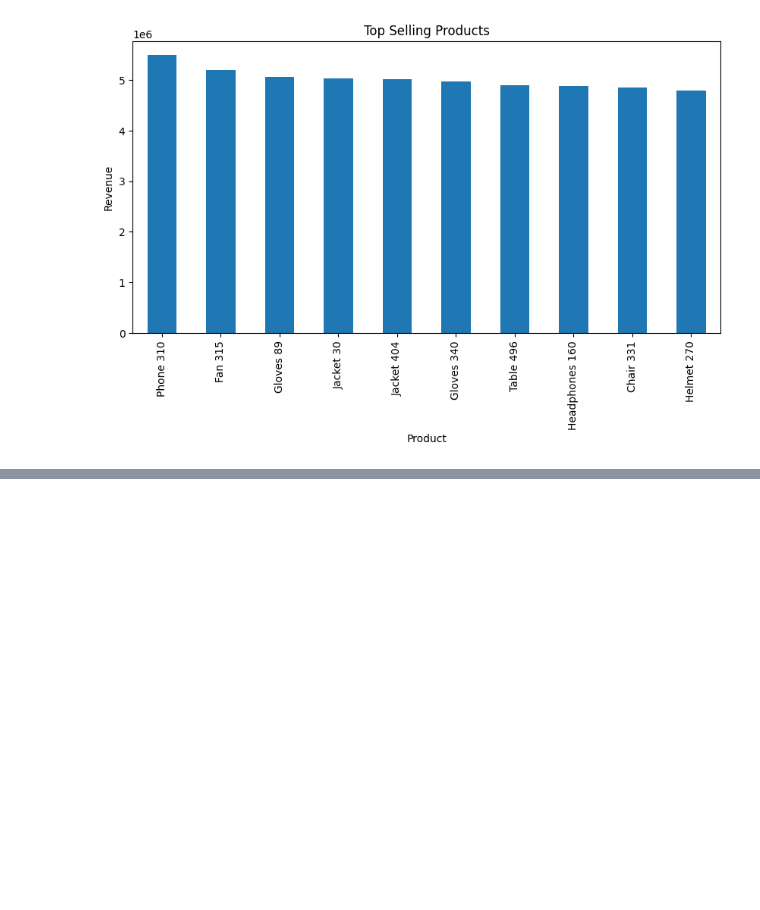
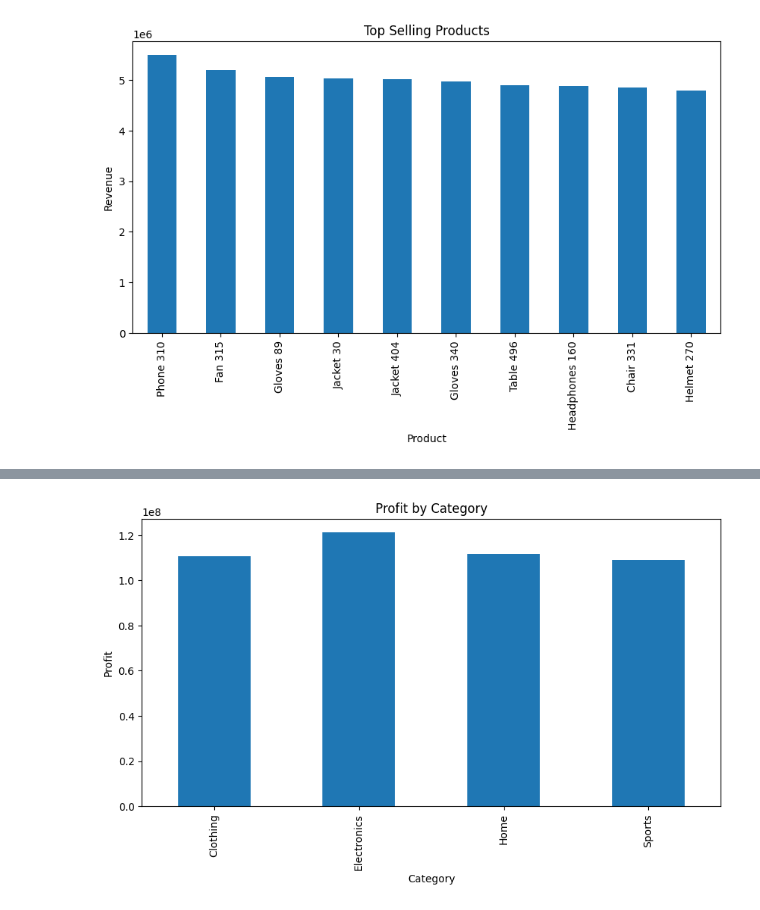
Before and after one commit to Abhishek-Savita-3012/Retail-Sales-Inventory-Analytics, a Jupyter notebook: python/eda.ipynb, the cells around one changed output, grey strips where cells are left out. Cells and saved outputs as stored; diff of their text form; code cells hidden in the pictures; blank space fills up the shorter version.

```diff
--- a/python/eda.ipynb
+++ b/python/eda.ipynb
@@ -446,0 +531,10 @@ sales_data.to_csv(
+# %%
+category_profit.plot(kind="bar")
+
+plt.title("Profit by Category")
+plt.xlabel("Category")
+plt.ylabel("Profit")
+
+plt.show()
+# %% [output]
+[figure, added]
```
Also changed, not shown: parts of 22 cells of this notebook, 8 other files.
